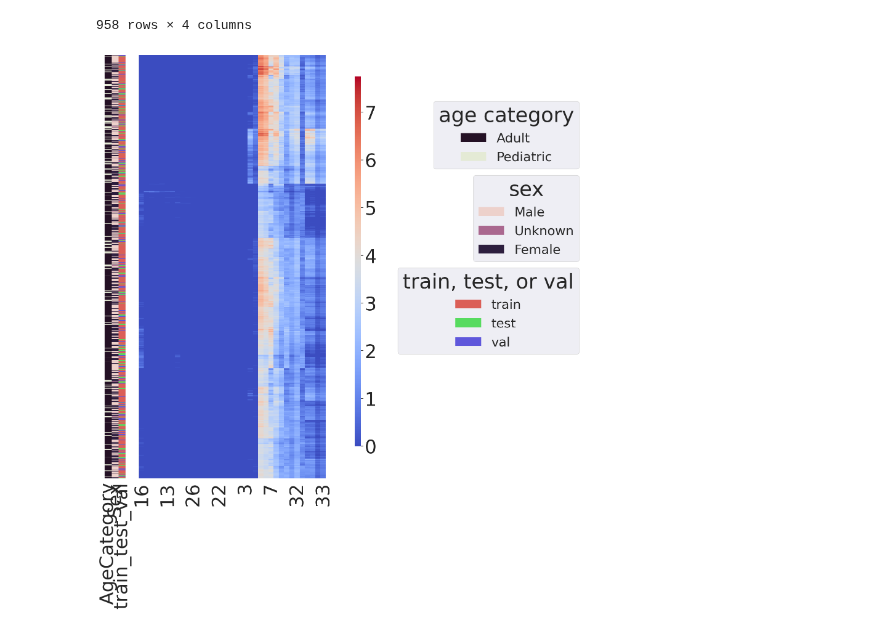
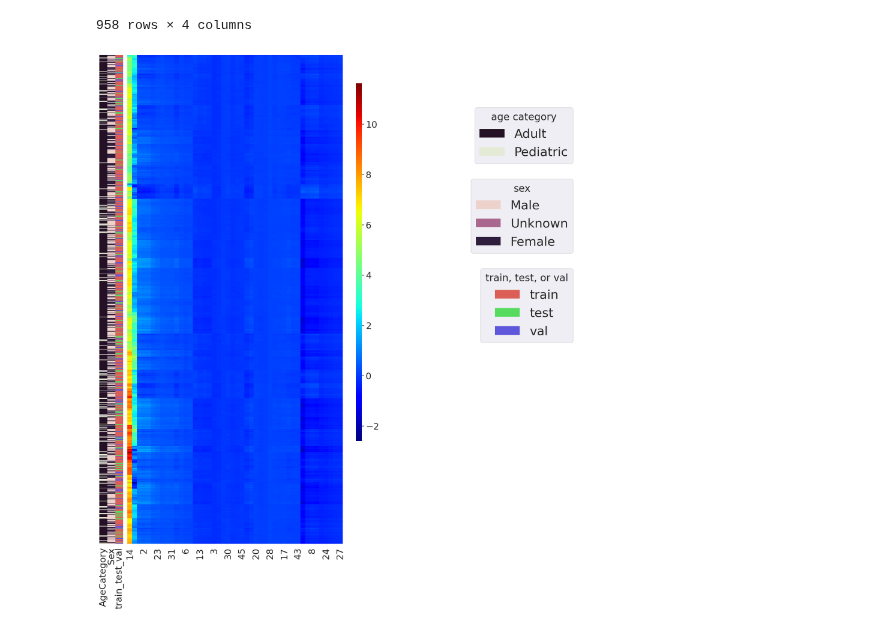
Before and after one commit to WayScience/gene_dependency_representations, a Jupyter notebook: 3.analysis/1.heatmaps.ipynb, the cells around one changed output. Saved outputs shown, nothing was run; the diff lists cells and outputs as text; code cells hidden in the pictures.

```diff
--- a/3.analysis/1.heatmaps.ipynb
+++ b/3.analysis/1.heatmaps.ipynb
@@ -37,7 +37,7 @@ val_init["train_test_val"] = val_init.apply(lambda _: "val", axis=1)
 # %%
 # load the latent dimension dataframe
 
-latent_df = pd.read_parquet("../2.train-VAE/results/latent_df.parquet")
+latent_df = pd.read_parquet("../2.train-VAE/results/latent_df_multi.parquet")
 
 print(latent_df.shape)
 
@@ -106,7 +106,7 @@ network_node_colors = pd.DataFrame(row_colors1).join(
     pd.DataFrame(row_colors2).join(pd.DataFrame(row_colors3))
 )
 
-sns.set(font_scale=4.0)
+sns.set(font_scale=2.0)
 g = sns.clustermap(
     latent_df.iloc[:,1:],
     method="ward",
@@ -115,7 +115,7 @@ g = sns.clustermap(
     yticklabels=False,
     dendrogram_ratio=(0.1, 0.04),
     cbar_pos=(1, 0.3, 0.02, 0.6),
-    cmap = "coolwarm",
+    cmap = "jet",
 )
 g.ax_row_dendrogram.set_visible(False)
 g.ax_col_dendrogram.set_visible(False)
@@ -151,34 +151,34 @@ legend4 = plt.legend(
     ncol=1,
     bbox_to_anchor=(1.75, 0.75),
     bbox_transform=gcf().transFigure,
     fontsize = '30'
 )
 plt.gca().add_artist(legend3)
 
 
 zz = []
 for label in train_test.unique():
     z = g.ax_row_dendrogram.bar(0, 0, color=mut[label], label=label, linewidth=0)
     zz.append(z)
 # add the third legend
 legend5 = plt.legend(
     zz,
     train_test.unique(),
     loc="upper right",
     title="train, test, or val",
     ncol=1,
     bbox_to_anchor=(1.75, 0.6),
     bbox_transform=gcf().transFigure,
     fontsize = '30'
 )
 plt.gca().add_artist(legend4)
 
 
 # save the figure
 heat_save_path = pathlib.Path("../1.data-exploration/figures/heatmap.png")
 plt.savefig(heat_save_path, bbox_inches="tight", dpi=600)
 # %% [output]
-[figure, old version]
+[figure, new version]
 # %%
 # load the weights dataframe
 
```
Also changed, not shown: parts of 3 cells of this notebook, 8 other files.
